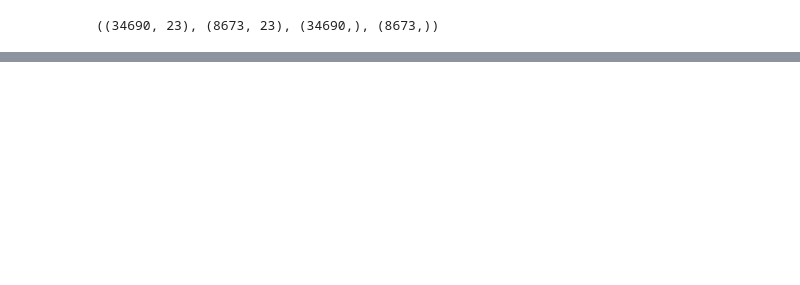
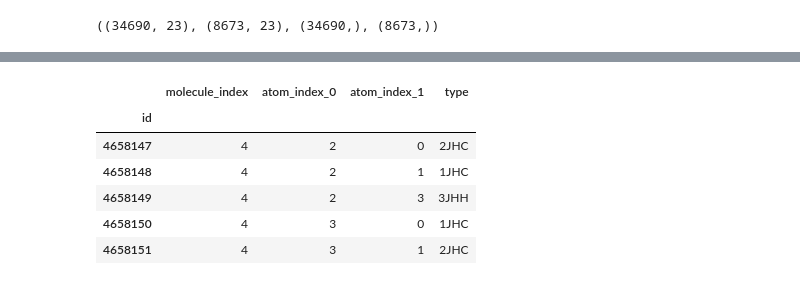
Before and after one commit to nsakki55/ml_note, a Jupyter notebook: competitions/champs-scalar-coupling/code/feature_engineer_lightgbm.ipynb, the cells around one changed output, grey strips where cells are left out. Saved outputs shown, nothing was run; the diff lists cells and outputs as text; code cells hidden in the pictures; blank space fills up the shorter version.

```diff
--- a/competitions/champs-scalar-coupling/code/feature_engineer_lightgbm.ipynb
+++ b/competitions/champs-scalar-coupling/code/feature_engineer_lightgbm.ipynb
@@ -382,3 +409,13 @@ def train_and_predict_for_one_coupling_type(coupling_type, submission, n_atoms,
 
     submission.loc[test_csv['type'] == coupling_type, 'scalar_coupling_constant'] = y_pred
     return cv_score
+# %%
+test_csv.head()
+# %% [output]
+|  | molecule_index | atom_index_0 | atom_index_1 | type |
+| id |  |  |  |  |
+| 4658147 | 4 | 2 | 0 | 2JHC |
+| 4658148 | 4 | 2 | 1 | 1JHC |
+| 4658149 | 4 | 2 | 3 | 3JHH |
+| 4658150 | 4 | 3 | 0 | 1JHC |
+| 4658151 | 4 | 3 | 1 | 2JHC |
```
Also changed, not shown: parts of 17 cells of this notebook, 3 other files.
